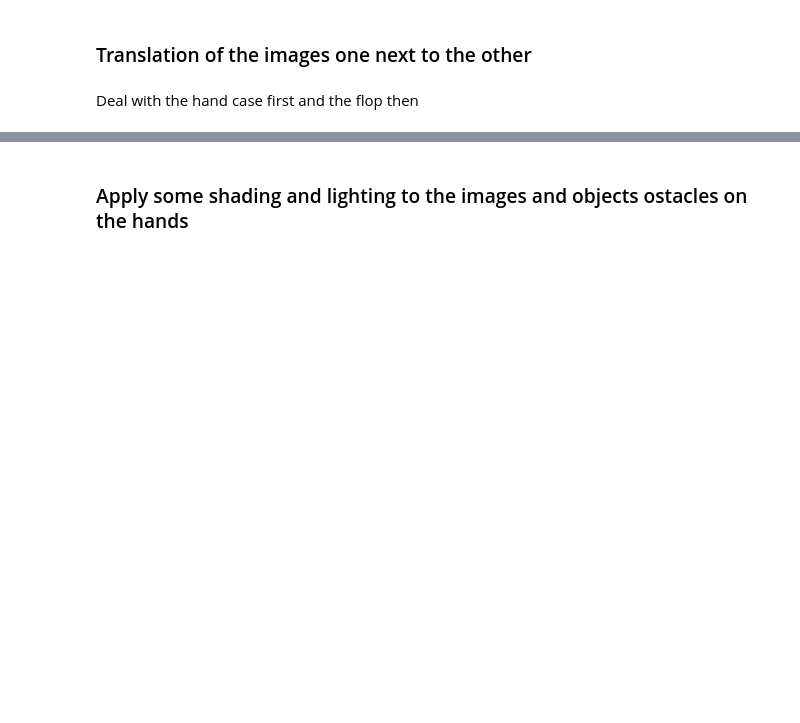
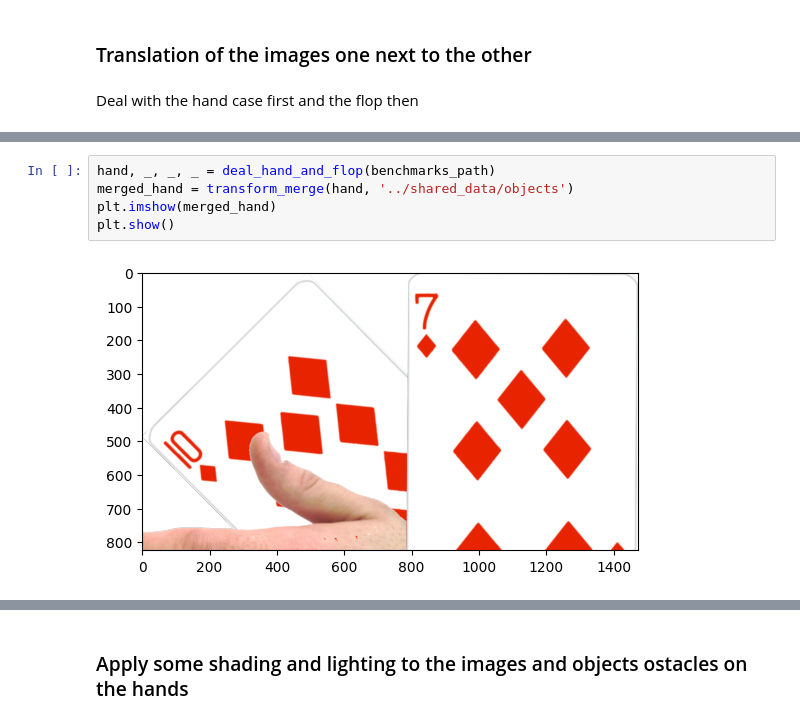
Before and after one commit to mattiaamartino/poker-visual-engine, a Jupyter notebook: synthetic_data_pipeline.ipynb, the cells around one changed output, grey strips where cells are left out. Drawn from its saved outputs; the diff is of its cells as text; blank space fills up the shorter version.

```diff
--- a/synthetic_data_pipeline.ipynb
+++ b/synthetic_data_pipeline.ipynb
@@ -133,0 +382,7 @@ Deal with the hand case first and the flop then
+# %%
+hand, _, _, _ = deal_hand_and_flop(benchmarks_path)
+merged_hand = transform_merge(hand, '../shared_data/objects')
+plt.imshow(merged_hand)
+plt.show()
+# %% [output]
+[figure, added]
```
Also changed, not shown: parts of 17 cells of this notebook.
